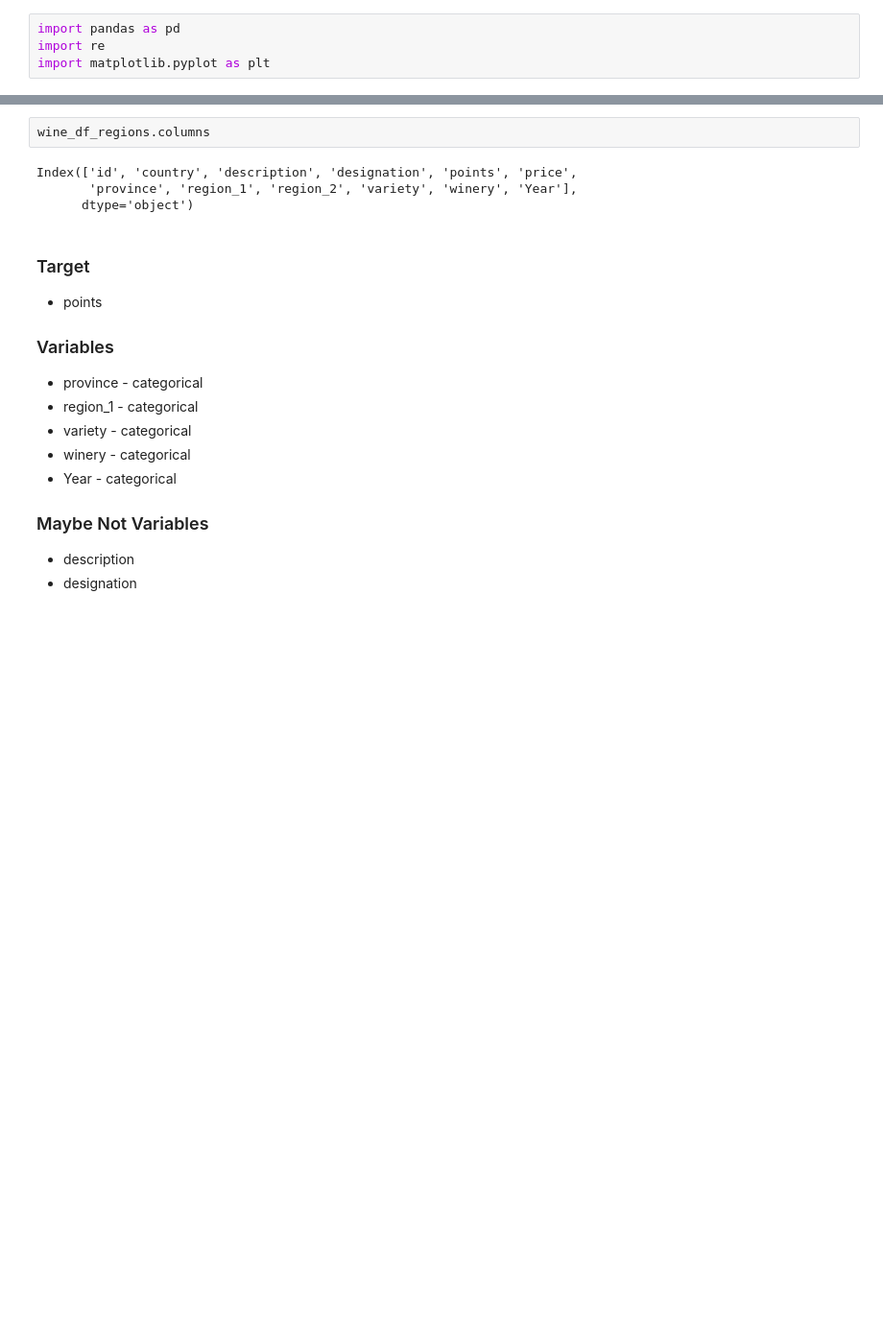
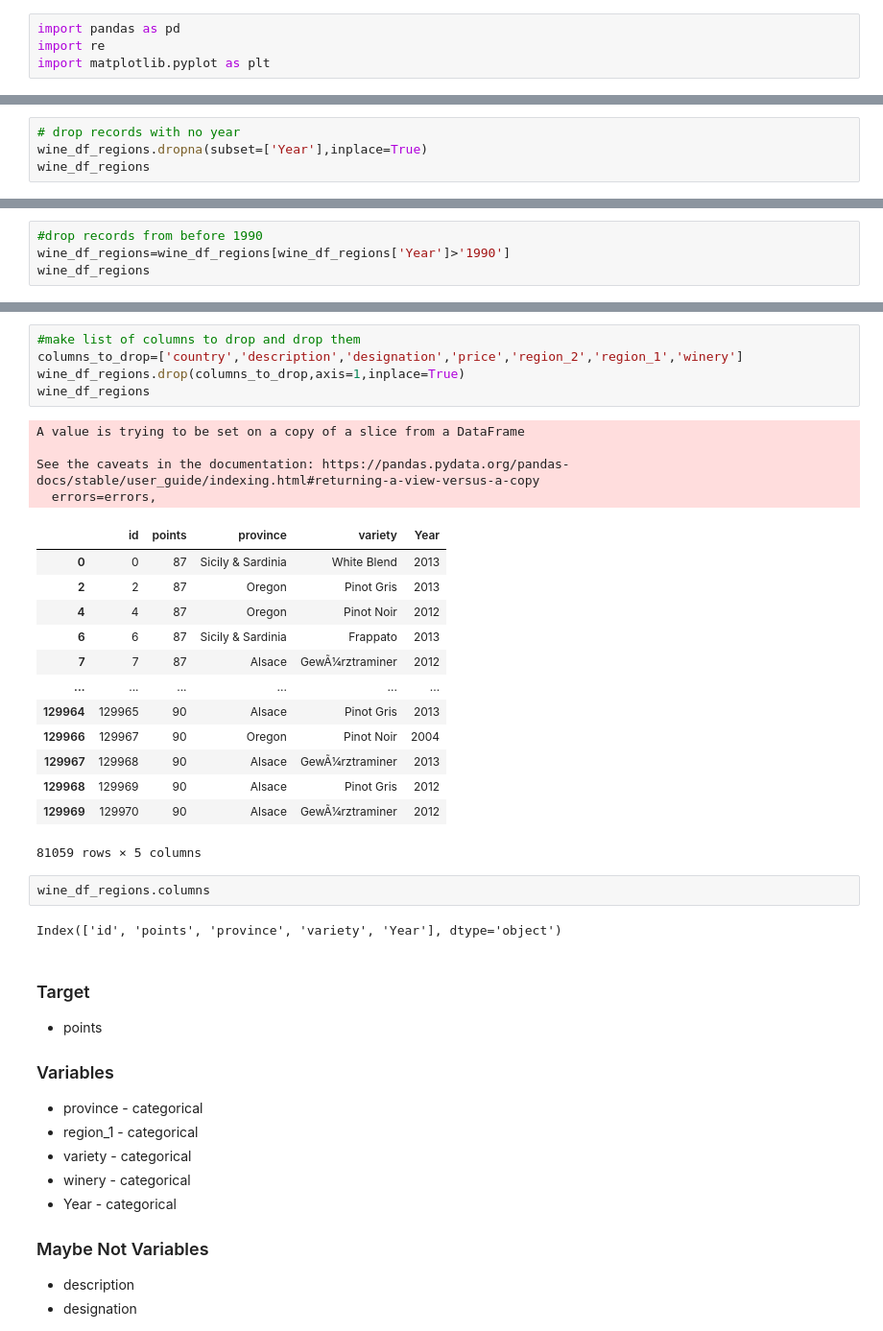
Before and after one commit to mshideler/Group2, a Jupyter notebook: Deliverable 2/Data_Analysis_Prelim-Kyle.ipynb, the cells around one changed output, grey strips where cells are left out. Shown at 96% size. Saved outputs shown, nothing was run; the diff lists cells and outputs as text; blank space fills up the shorter version.

```diff
--- a/Deliverable 2/Data_Analysis_Prelim-Kyle.ipynb
+++ b/Deliverable 2/Data_Analysis_Prelim-Kyle.ipynb
@@ -87,0 +58,4 @@ wine_df_regions
+# %%
+# drop records with no year
+wine_df_regions.dropna(subset=['Year'],inplace=True)
+wine_df_regions
@@ -87,0 +80,4 @@ wine_df_regions
+# %%
+#drop records from before 1990
+wine_df_regions=wine_df_regions[wine_df_regions['Year']>'1990']
+wine_df_regions
@@ -88,9 +98,30 @@ wine_df_regions
+# %%
+#make list of columns to drop and drop them
+columns_to_drop=['country','description','designation','price','region_2','region_1','winery']
+wine_df_regions.drop(columns_to_drop,axis=1,inplace=True)
+wine_df_regions
+# %% [output]
+A value is trying to be set on a copy of a slice from a DataFrame
+
+See the caveats in the documentation: https://pandas.pydata.org/pandas-docs/stable/user_guide/indexing.html#returning-a-view-versus-a-copy
+  errors=errors,
+|  | id | points | province | variety | Year |
+| 0 | 0 | 87 | Sicily & Sardinia | White Blend | 2013 |
+| 2 | 2 | 87 | Oregon | Pinot Gris | 2013 |
+| 4 | 4 | 87 | Oregon | Pinot Noir | 2012 |
+| 6 | 6 | 87 | Sicily & Sardinia | Frappato | 2013 |
+| 7 | 7 | 87 | Alsace | GewÃ¼rztraminer | 2012 |
+| ... | ... | ... | ... | ... | ... |
+| 129964 | 129965 | 90 | Alsace | Pinot Gris | 2013 |
+| 129966 | 129967 | 90 | Oregon | Pinot Noir | 2004 |
+| 129967 | 129968 | 90 | Alsace | GewÃ¼rztraminer | 2013 |
+| 129968 | 129969 | 90 | Alsace | Pinot Gris | 2012 |
+| 129969 | 129970 | 90 | Alsace | GewÃ¼rztraminer | 2012 |
+81059 rows × 5 columns
 # %%
 wine_df_regions.columns
 # %% [output]
-Index(['id', 'country', 'description', 'designation', 'points', 'price',
-       'province', 'region_1', 'region_2', 'variety', 'winery', 'Year'],
-      dtype='object')
+Index(['id', 'points', 'province', 'variety', 'Year'], dtype='object')
 # %% [markdown]
 ### Target
 - points
```
Also changed, not shown: parts of 16 cells of this notebook, 1 other file.
